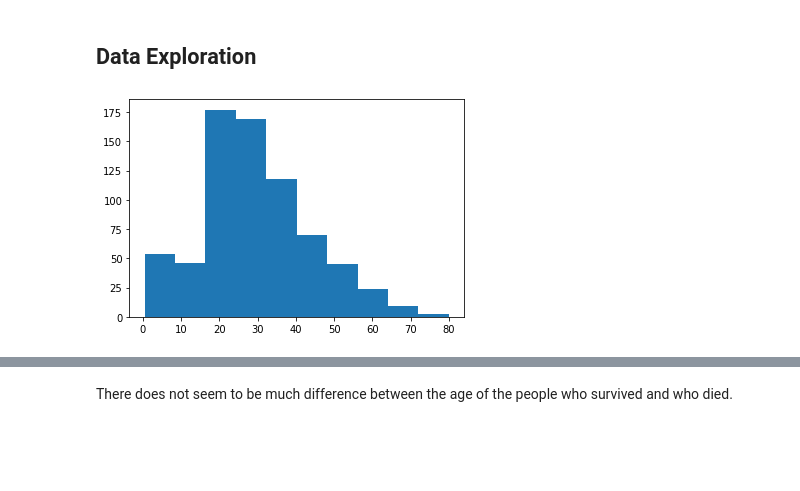
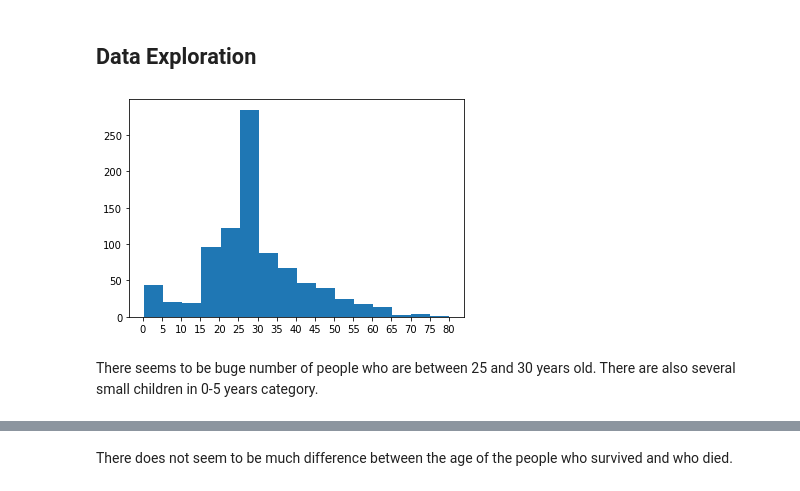
Before and after one commit to srinivasayer4/Titanic-dataset, a Jupyter notebook: Titanic Survival Problem.ipynb, the cells around one changed output, grey strips where cells are left out. Drawn from its saved outputs; the diff is of its cells as text; code cells hidden in the pictures; blank space fills up the shorter version.

```diff
--- a/Titanic Survival Problem.ipynb
+++ b/Titanic Survival Problem.ipynb
@@ -75,6 +87,6 @@ dtype: int64
 # %%
 # making a copy of the dataset before cleaning
-df2= df.copy()
+df_copy= df.copy()
 # %% [markdown]
 There are some rows with missing age. We will explore them further.
 # %%
@@ -140,10 +158,13 @@ df.head(2)
 ## Data Exploration
 # %%
 # Finding distribution for the age
-plt.hist(df.Age)
+plt.hist(df_copy.Age, bins=16)
+plt.xticks(np.arange(0,81,5))
 plt.show()
 # %% [output]
-[figure, old version]
+[figure, new version]
+# %% [markdown]
+There seems to be buge number of people who are between 25 and 30 years old. There are also several small children in 0-5 years category.
 # %%
 # finding if there is a difference between age of people who survived and died
 sns.boxplot(x=df.Survived, y=df.Age)
```
Also changed, not shown: parts of 57 cells of this notebook.
